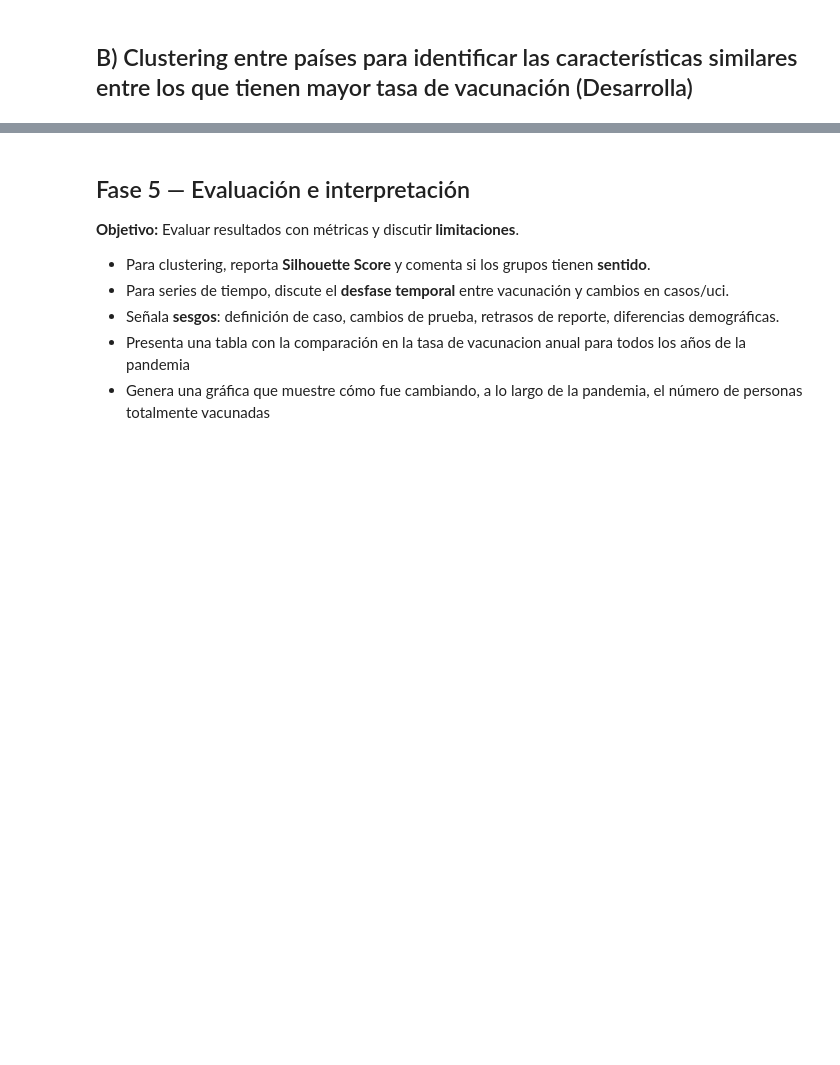
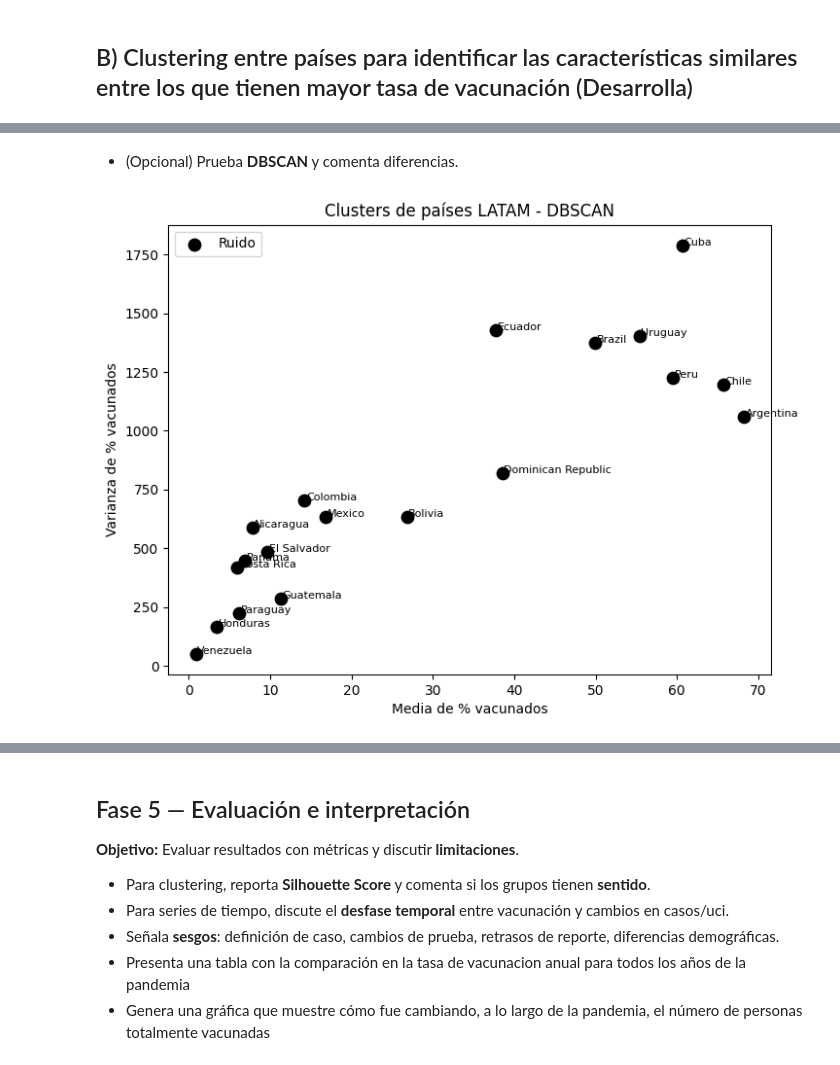
Before and after one commit to 1Enrique9/Ciencia-de-Datos, a Jupyter notebook: 7mo/Mineria_de_datos/Practicas/Practica2/Covid-19.ipynb, the cells around one changed output, grey strips where cells are left out. Saved outputs shown, nothing was run; the diff lists cells and outputs as text; code cells hidden in the pictures; blank space fills up the shorter version.

```diff
--- a/7mo/Mineria_de_datos/Practicas/Practica2/Covid-19.ipynb
+++ b/7mo/Mineria_de_datos/Practicas/Practica2/Covid-19.ipynb
@@ -461,0 +551,25 @@ Correlaciones (país objetivo):
+# %% [markdown]
+- (Opcional) Prueba **DBSCAN** y comenta diferencias.
+# %%
+# DBSCAN
+dbscan = DBSCAN(eps=0.8, min_samples=3)
+labels_dbscan = dbscan.fit_predict(features)
+# %%
+plt.figure(figsize=(8,6))
+for c in np.unique(labels_dbscan):
+    idx = labels_dbscan == c
+    if c == -1:
+        plt.scatter(features.loc[idx,"mean_vaccinated"], features.loc[idx,"var_vaccinated"], color="black", label="Ruido", s=80)
+    else:
+        plt.scatter(features.loc[idx,"mean_vaccinated"], features.loc[idx,"var_vaccinated"], label=f"Cluster {c}", s=80)
+
+for i, country in enumerate(features.index):
+    plt.text(features["mean_vaccinated"][i]+0.2, features["var_vaccinated"][i], country, fontsize=8)
+
+plt.title("Clusters de países LATAM - DBSCAN")
+plt.xlabel("Media de % vacunados")
+plt.ylabel("Varianza de % vacunados")
+plt.legend()
+plt.show()
+# %% [output]
+[figure, added]
```
Also changed, not shown: parts of 9 cells of this notebook, 2 other files.
